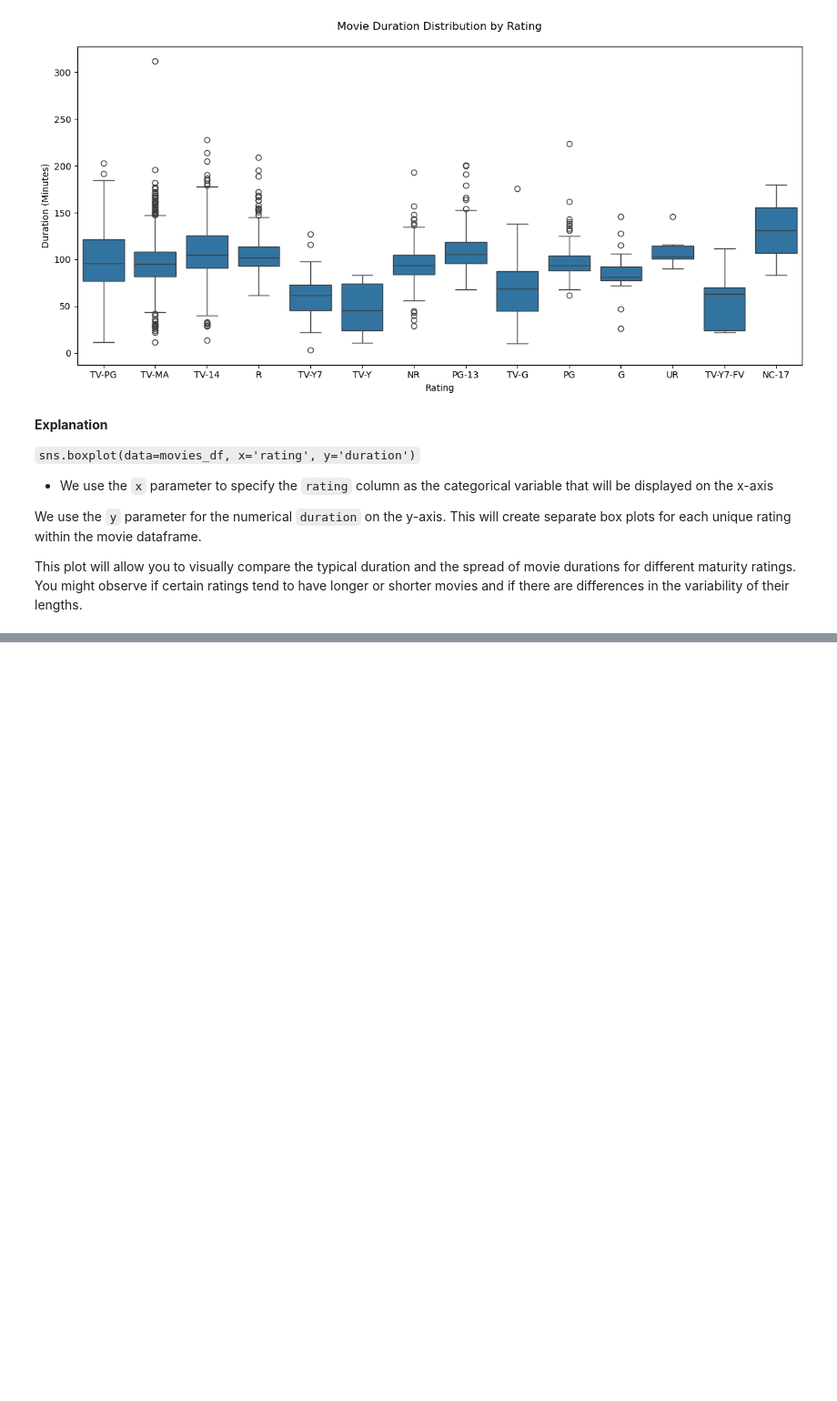
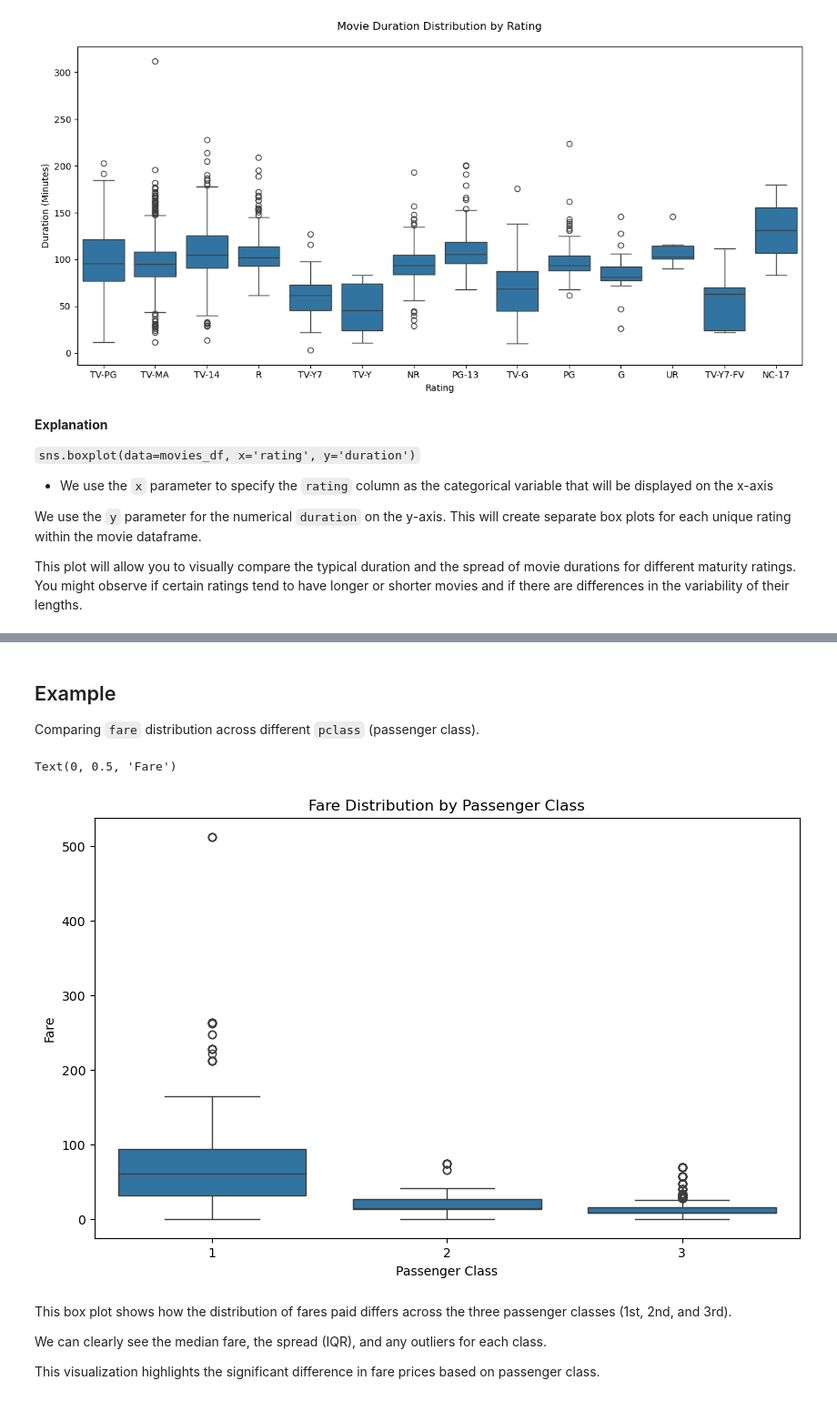
Before and after one commit to michaeltothewilson/data-with-python, a Jupyter notebook: notebooks/10_seaborn.ipynb, the cells around one changed output, grey strips where cells are left out. Shown at 91% size. Cells and saved outputs as stored; diff of their text form; code cells hidden in the pictures; blank space fills up the shorter version.

```diff
--- a/notebooks/10_seaborn.ipynb
+++ b/notebooks/10_seaborn.ipynb
@@ -187,0 +229,21 @@ This plot will allow you to visually compare the typical duration and the spread
+# %% [markdown]
+## Example
+
+Comparing `fare` distribution across different `pclass` (passenger class).
+# %%
+## Begin Example
+plt.figure(figsize=(10, 6))
+sns.boxplot(x='pclass', y='fare', data=titanic)
+plt.title('Fare Distribution by Passenger Class')
+plt.xlabel('Passenger Class')
+plt.ylabel('Fare')
+## End Example
+# %% [output]
+Text(0, 0.5, 'Fare')
+[figure, added]
+# %% [markdown]
+This box plot shows how the distribution of fares paid differs across the three passenger classes (1st, 2nd, and 3rd).
+
+We can clearly see the median fare, the spread (IQR), and any outliers for each class.
+
+This visualization highlights the significant difference in fare prices based on passenger class.
```
Also changed, not shown: parts of 17 cells of this notebook.
